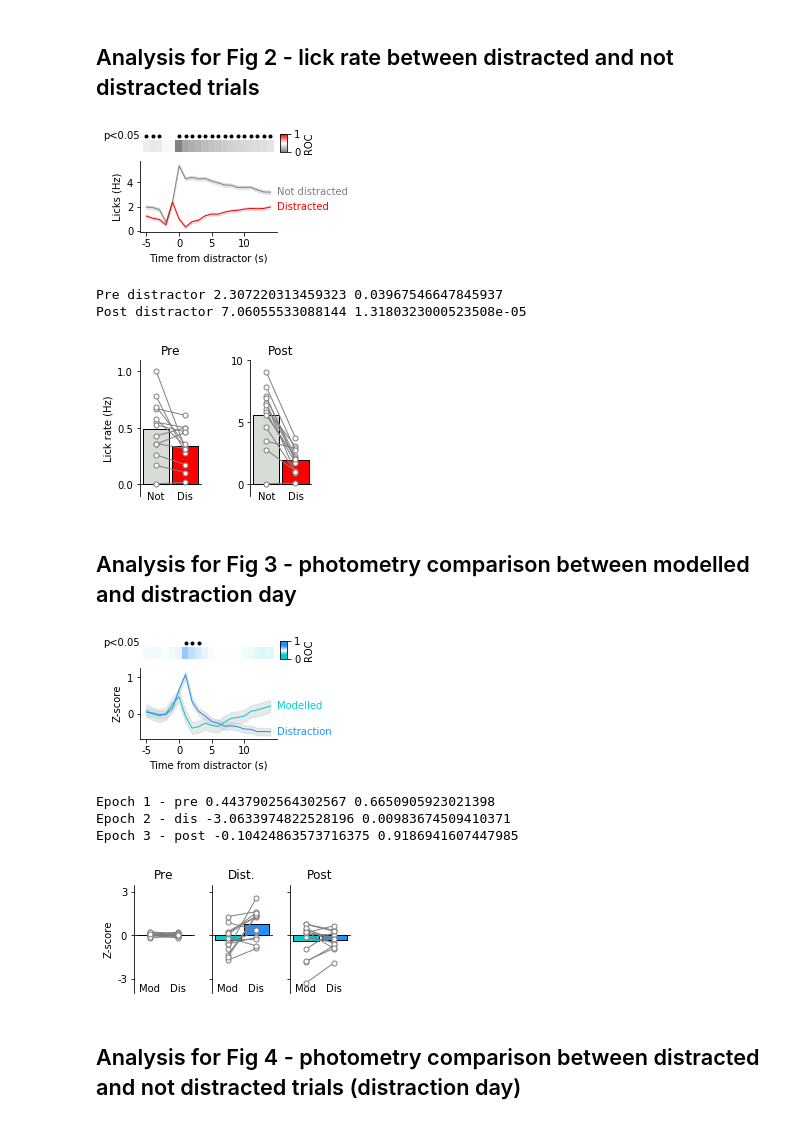
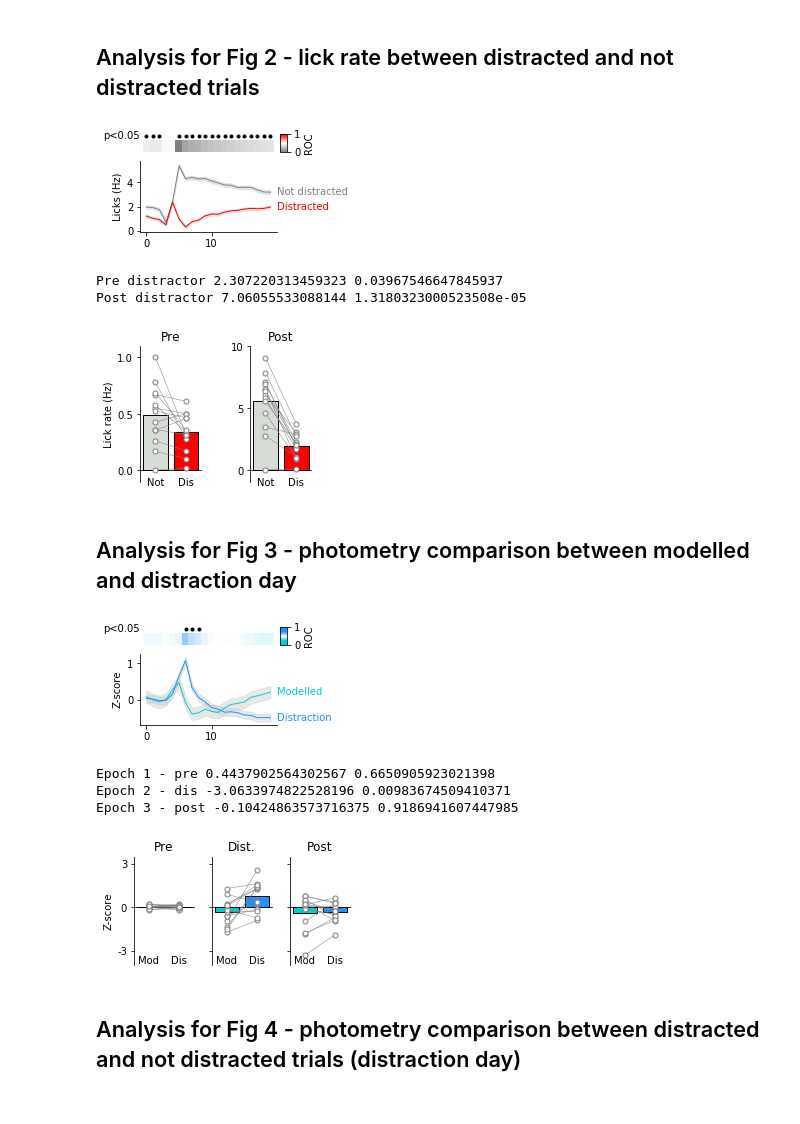
Before and after one commit to mccutcheonlab/distraction-peters, a Jupyter notebook: notebooks/02_dis-roc-all-figs.ipynb, the cells around one changed output. Drawn from its saved outputs; the diff is of its cells as text; code cells hidden in the pictures.

```diff
--- a/notebooks/02_dis-roc-all-figs.ipynb
+++ b/notebooks/02_dis-roc-all-figs.ipynb
@@ -45,25 +48,24 @@ pickle_in = open(outputfolder+"data4roc_photo.pickle", 'rb')
 # %%
 # Loads in ROC data for modelled vs distraction day ROC
 try:
     pickle_in = open(outputfolder+"roc_licks_disday_disVnondis.pickle", 'rb')
 except FileNotFoundError:
         print('Cannot access pickled file')
 
 [a, p, data] = dill.load(pickle_in)
 
 f = plt.figure(figsize=(3.4,2))
-f, ax = plot_ROC_and_line(f, a, p, data[0], data[1],
+f, ax = tp.plot_ROC_and_line(f, a, p, data[0], data[1],
                  cdict=[colors_dis[0], 'white', colors_dis[1]],
                  colors = colors_dis,
                  labels=['Not distracted', 'Distracted'],
-                 labeloffset=0,
                  ylabel='Licks (Hz)')
 
 # ax[1].set_yticks([-1, 0, 1])
 
-f.savefig(figfolder+"fig2_roc-lickrate.pdf")
+# f.savefig(figfolder+"fig2_roc-lickrate.pdf")
 # %% [output]
-[figure, old version]
+[figure, new version]
 # %%
 # find licks before and after distractor for all rats
 
@@ -111,12 +113,12 @@ for snips in dis_lick_snips:
 f, ax = plt.subplots(figsize=(3.4,2.5), ncols=2)
 f.subplots_adjust(left=0.2, wspace=0.8)
 
-barscatter([pre_lickrate_notdis, pre_lickrate_dis], paired=True,
+tp.barscatter([pre_lickrate_notdis, pre_lickrate_dis], paired=True,
            barfacecolor=['xkcd:light grey', colors_dis[1]], barfacecoloroption='individual',
            scattersize=scattersize,
            ax=ax[0])
 
-barscatter([post_lickrate_notdis, post_lickrate_dis], paired=True,
+tp.barscatter([post_lickrate_notdis, post_lickrate_dis], paired=True,
            barfacecolor=['xkcd:light grey', colors_dis[1]], barfacecoloroption='individual',
            scattersize=scattersize,
            ax=ax[1])
@@ -135,7 +137,7 @@ ax[1].set_yticks([0, 5, 10])
 ax[1].set_ylim([-1, 10])
 ax[1].set_title('Post')
 
-f.savefig(figfolder+"fig2_pre-and-post-distractor-lickrate.pdf")
+# f.savefig(figfolder+"fig2_pre-and-post-distractor-lickrate.pdf")
 
 from scipy import stats
 
@@ -147,7 +149,7 @@ print('Post distractor', t, p)
 # %% [output]
 Pre distractor 2.307220313459323 0.03967546647845937
 Post distractor 7.06055533088144 1.3180323000523508e-05
-[figure, old version]
+[figure, new version]
 # %% [markdown]
 ## Analysis for Fig 3 - photometry comparison between modelled and distraction day
 # %%
@@ -158,18 +160,17 @@ pickle_in = open(outputfolder+"roc_photo_alltrials_modVdis.pickle", 'rb')
 [a, p, data] = dill.load(pickle_in)
 
 f = plt.figure(figsize=(3.4,2))
-f, ax = plot_ROC_and_line(f, a, p, data[0], data[1],
+f, ax = tp.plot_ROC_and_line(f, a, p, data[0], data[1],
                  cdict = [(0, colors_days[0]), (0.25, colors_days[0]), (0.5, 'white'), (0.75, colors_days[1]), (1, colors_days[1])],
                  colors = [colors_days[0], colors_days[1]],
                  labels=['Modelled', 'Distraction'],
-                 labeloffset=0,
                  ylabel='Z-score')
 
 # ax[1].set_yticks([-1, 0, 1])
 
-f.savefig(figfolder+"fig3_roc-photo-modVdis.pdf")
+# f.savefig(figfolder+"fig3_roc-photo-modVdis.pdf")
 # %% [output]
-[figure, old version]
+[figure, new version]
 # %%
 # Loads in data to make bar graphs and combines all trials (distracted and not distracted) as first comparison is modelled vs. distraction ALL trials
 
@@ -212,17 +213,17 @@ f.subplots_adjust(left=0.15, wspace=0.3)
 
 colors=[colors_days[0], colors_days[1]]
 
-barscatter([epoch1_mod, epoch1_dis], paired=True,
+tp.barscatter([epoch1_mod, epoch1_dis], paired=True,
            barfacecolor=colors, barfacecoloroption='individual',
            scattersize=scattersize,
            ax=ax[0])
 
-barscatter([epoch2_mod, epoch2_dis], paired=True,
+tp.barscatter([epoch2_mod, epoch2_dis], paired=True,
            barfacecolor=colors, barfacecoloroption='individual',
            scattersize=scattersize,
            ax=ax[1])
 
-barscatter([epoch3_mod, epoch3_dis], paired=True,
+tp.barscatter([epoch3_mod, epoch3_dis], paired=True,
            barfacecolor=colors, barfacecoloroption='individual',
            scattersize=scattersize,
            ax=ax[2])
@@ -243,7 +244,7 @@ ax[0].set_title('Pre')
 ax[1].set_title('Dist.')
 ax[2].set_title('Post')
 
-f.savefig(figfolder+"fig3_photo_modVdis_epochs.pdf")
+# f.savefig(figfolder+"fig3_photo_modVdis_epochs.pdf")
 
 from scipy import stats
 
@@ -259,7 +260,7 @@ print('Epoch 3 - post', t, p)
 Epoch 1 - pre 0.4437902564302567 0.6650905923021398
 Epoch 2 - dis -3.0633974822528196 0.00983674509410371
 Epoch 3 - post -0.10424863573716375 0.9186941607447985
-[figure, old version]
+[figure, new version]
 # %% [markdown]
 ## Analysis for Fig 4 - photometry comparison between distracted and not distracted trials (distraction day)
 # %%
```
Also changed, not shown: parts of 8 cells of this notebook.
